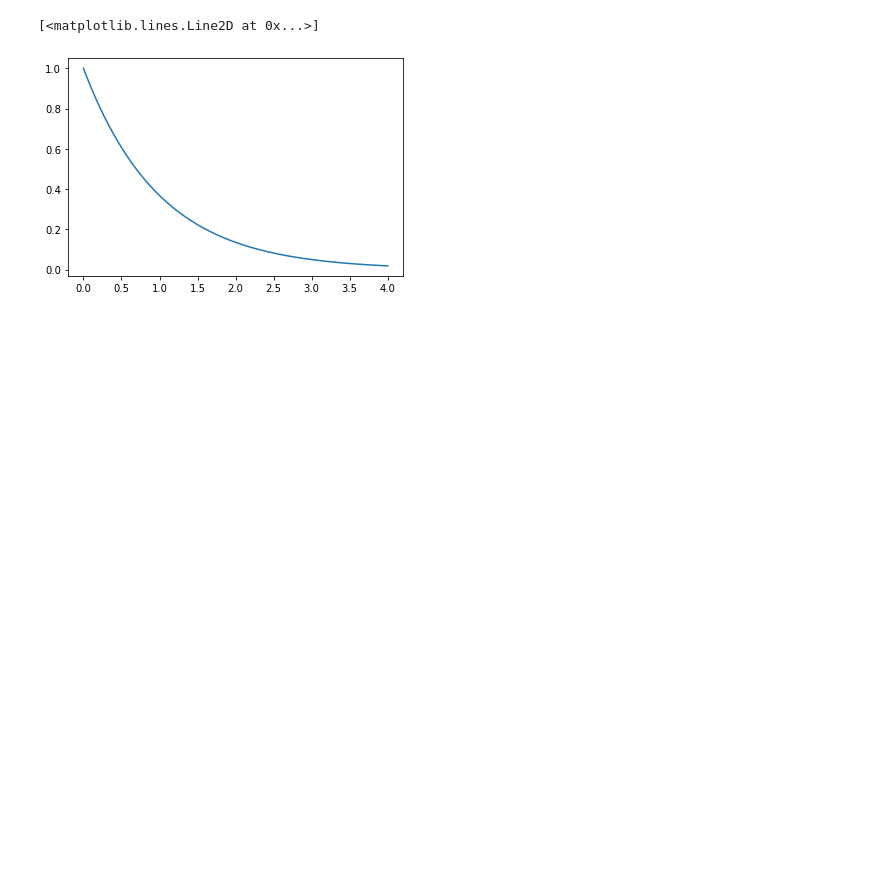
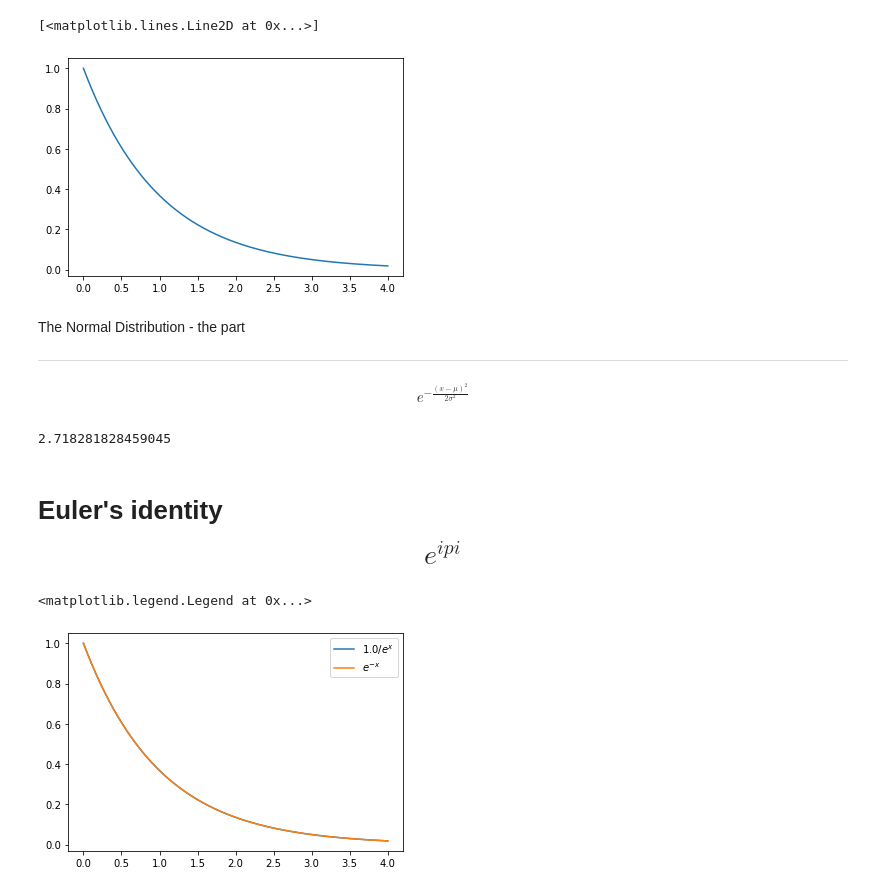
Before and after one commit to evaczeydapommersheim/Funddata---assessment, a Jupyter notebook: Practicals/04 Outliers_PDF_Percentile_Quartile_Boxplots_DataSet.ipynb, the cells around one changed output. Saved outputs shown, nothing was run; the diff lists cells and outputs as text; code cells hidden in the pictures; blank space fills up the shorter version.

```diff
--- a/Practicals/04 Outliers_PDF_Percentile_Quartile_Boxplots_DataSet.ipynb
+++ b/Practicals/04 Outliers_PDF_Percentile_Quartile_Boxplots_DataSet.ipynb
@@ -74,3 +80,22 @@ plt.plot(x, np.exp(-x))
 # %% [output]
 [<matplotlib.lines.Line2D at 0x...>]
 [figure]
+# %% [markdown]
+The Normal Distribution - the  part
+***
+$$ e^{-\frac{(x - \mu)^2}{2 \sigma^2}} $$
+# %%
+np.e
+# %% [output]
+2.718281828459045
+# %% [markdown]
+# Euler's identity $$ e^{{i}{pi}} $$
+# %%
+x = np.linspace(0.0, 4.0, 1000)
+plt.plot(x, 1 / np.exp(x), label = r'$1.0  /e^{x}$')
+plt.plot(x, np.exp(-x), label = r'$e^{-x}$') # exp(x) = e to the power of x
+
+plt.legend()
+# %% [output]
+<matplotlib.legend.Legend at 0x...>
+[figure, added]
```
Also changed, not shown: parts of 61 cells of this notebook, 1 other file.
